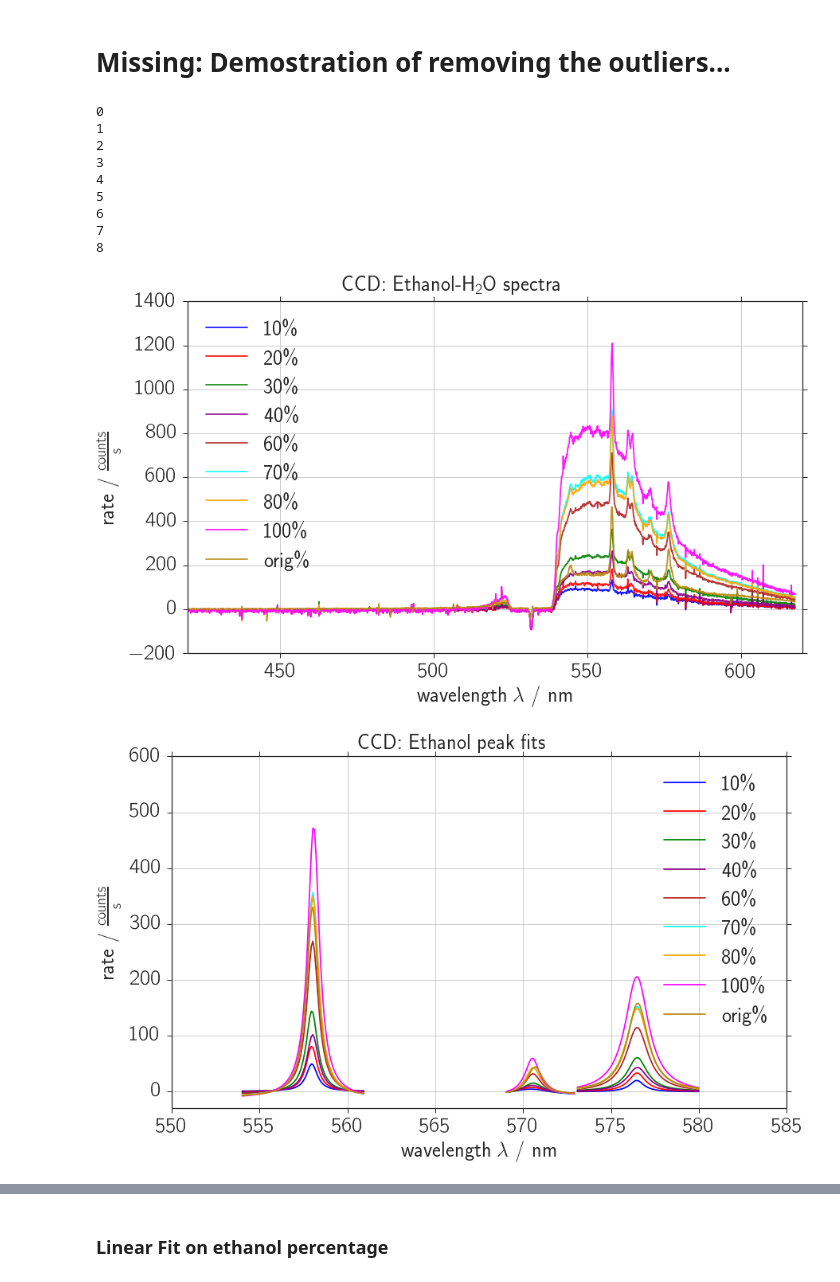
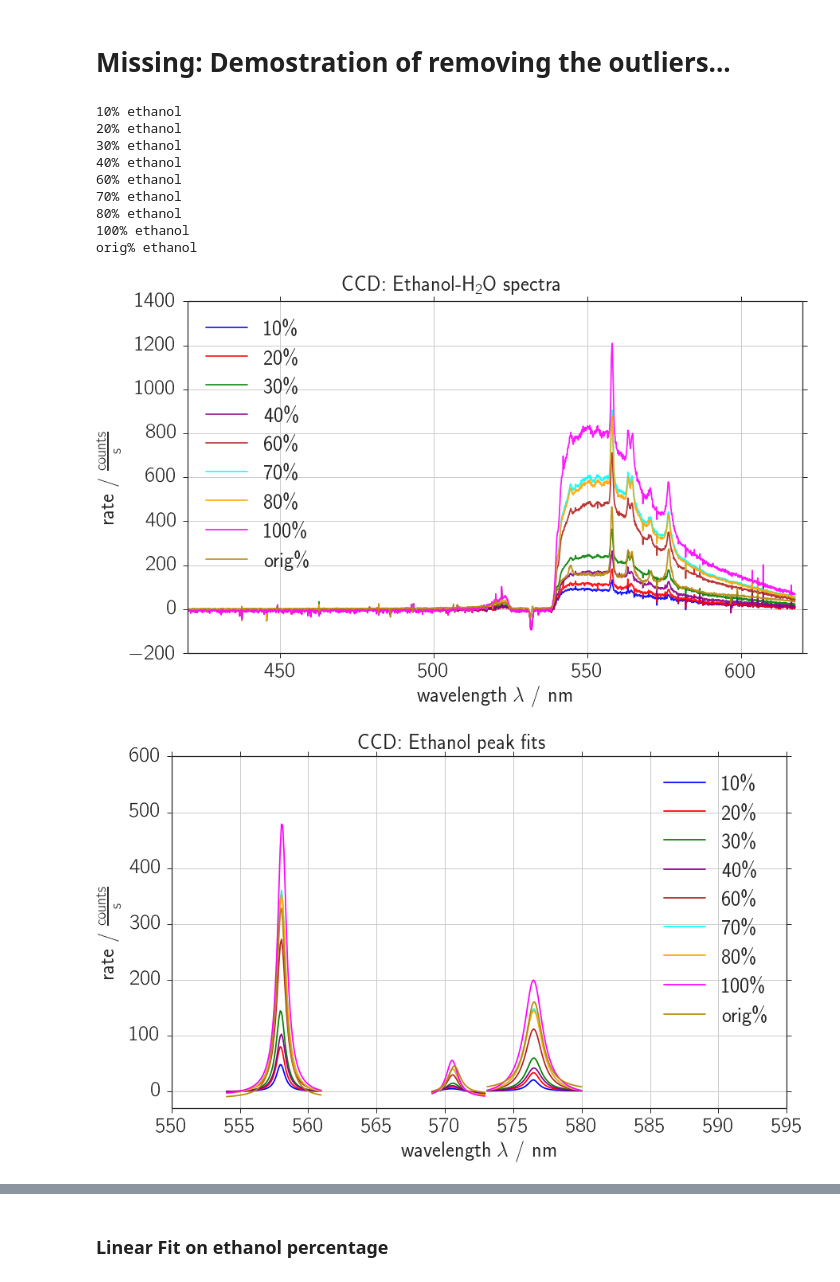
Before and after one commit to Bondzio/fp, a Jupyter notebook: raman/analysis/raman_ccd_ethanol.ipynb, the cells around one changed output, grey strips where cells are left out. Drawn from its saved outputs; the diff is of its cells as text; code cells hidden in the pictures.

```diff
--- a/raman/analysis/raman_ccd_ethanol.ipynb
+++ b/raman/analysis/raman_ccd_ethanol.ipynb
@@ -117,13 +117,14 @@ def double_bw_fit(x, y, y_e, x_range, p0, fit=True):
     return x_fit, fit_peak, c
 
 def poly(x, p0, p1, p2, p3, p4):
-    return p0*x**4 + p1*x**3 + p2*x**2 + p3*x + p4
+    x_p = x - 540 # move x value near the points to be fitted in order to lower the error!
+    return p0*x_p**4 + p1*x_p**3 + p2*x_p**2 + p3*x_p + p4
 
-def poly_fit(x, y, y_e, x_range, p0):
+def poly_fit(x, y_e, x_range, p0):
     x_min, x_max = x_range
     mask = (x > x_min) * (x < x_max)
     x_fit = x[mask]
-    y_fit = y[mask]
+    y_fit = un.nominal_values(y_e[mask])
     y_sigma = np.sqrt(un.std_devs(y_e[mask]))
 
     coeff, cov = curve_fit(poly, x_fit, y_fit, p0=p0,
@@ -168,13 +169,7 @@ def t_avg(filename):
 # %%
 #### Background ####
 filename = "ccd_bg_30_10"
-
-# Get integration time and number of measurements
-f = open("data/" + filename + ".txt", encoding='cp1252')
-lines = f.readlines()
-f.close()
-t = np.float(lines[8].split(' ')[2]) * 1e-6 # measured time in sec
-avg = np.float(lines[9].split(' ')[3]) # number of recording to take average from
+t, avg = t_avg(filename)
 
 # Data
 x = np.load("npy/"+filename+"_lamb.npy")
@@ -216,7 +211,7 @@ Luckily, the intensities do seem to make sense (although flourescence indicates
 # %%
 # 0 % not usable (of course)
 concentration = [10, 20, 30, 40, 60, 70, 80, 100, 'orig']
-#concentration = [40, 'orig']
+#concentration = [40]
 As = []
 
 # Plotting
@@ -231,7 +226,7 @@ if not save_fig:
 
 #### Ethanol ####
 for i, conc_i in enumerate(concentration):
-    print(i)
+    print(str(conc_i) + '% ethanol')
     filename = "ccd_et_" + str(conc_i)
     t, avg = t_avg(filename)
 
@@ -260,20 +255,19 @@ for i, conc_i in enumerate(concentration):
     y_np_e = y_e[mask_no_peak]
 
 
-    x_range = [550,  600]
+    x_range = [550,  610]
     p0 = np.array([0, 0, 0, 0, 0])
-    p =  poly_fit(x_np, y_np, y_np_e, x_range, p0)
+    p =  poly_fit(x_np, y_np_e, x_range, p0)
     p_n = un.nominal_values(p)
     x_poly = np.linspace(x_range[0], x_range[1], 200)
     y_poly = poly(x_poly, *p_n)
-    if conc_i == 60:
+    if conc_i == 40:
         fig3, ax3 = plt.subplots(1,1)
         if not save_fig:
-            fig3.suptitle('CCD: Ethanol Flourescence')
+            fig3.suptitle('CCD: Ethanol Flourescence, Concentration: ' + str(conc_i) + '\%' )
         ax3.plot(x_np, y_np, ".", alpha = 0.4, label='data w/out peaks', c=colors[i])
         ax3.plot(x_poly, y_poly, "--", alpha = 0.8, label='fitted polynomial', c='k')
         ax3.set_xlim(x_range[0] - 20, x_range[1] + 20)
-        #ax3.set_xlim(xlim_global)
         ax3.set_ylim(-30, 600)
         ax3.set_xlabel('wavelength $\lambda$ / nm')
         ax3.set_ylabel('rate / $\mathrm{\\frac{counts}{s}}$')
@@ -283,7 +277,7 @@ for i, conc_i in enumerate(concentration):
     # Peak fit: Data - flourescence
     y_fit = y - poly(x, *p_n)
     y_fit_e = y_e - poly(x, *p)
-    #ax.plot(x, y_fit, "-", alpha = 0.6, label=str(conc_i) + '\%')
+    #ax2.plot(x, y_fit, "-", alpha = 0.6, label=str(conc_i) + '\%')
 
     x_range1 = [554, 561]   # lower and upper bound
     p0 = np.array([558, 0.2, 100, 0])
@@ -308,40 +302,40 @@ for i, conc_i in enumerate(concentration):
     ax2.plot(x_fit5, fit_peak5, "-", c=peak1.get_color())
 
     # Collect intensities
     As.append([c_i[2] for c_i in [c1, c4, c5]])
 
 ax.set_xlim(xlim_global)
 ax.set_xlabel('wavelength $\lambda$ / nm')
 ax.set_ylabel('rate / $\mathrm{\\frac{counts}{s}}$')
 ax.grid(True)
 ax.legend(loc='best')
 
 ax2.set_xlim(x_range[0], x_range[1] - 15)
 ax2.set_ylim(-30, 600)
 ax2.set_xlabel('wavelength $\lambda$ / nm')
 ax2.set_ylabel('rate / $\mathrm{\\frac{counts}{s}}$')
 ax2.grid(True)
 ax2.legend(loc='best')
 
 if save_fig:
     file_name = "ccd_ethanol_spectra"
     fig.savefig(fig_dir + file_name + ".pdf")
     fig.savefig(fig_dir + file_name + ".png")
     file_name = "ccd_ethanol_peak_fits"
     fig2.savefig(fig_dir + file_name + ".pdf")
     fig2.savefig(fig_dir + file_name + ".png")
     file_name = "ccd_ethanol_flourescence"
     fig3.savefig(fig_dir + file_name + ".pdf")
     fig3.savefig(fig_dir + file_name + ".png")
 # %% [output]
-0
-1
-2
-3
-4
-5
-6
-7
-8
+10% ethanol
+20% ethanol
+30% ethanol
+40% ethanol
+60% ethanol
+70% ethanol
+80% ethanol
+100% ethanol
+orig% ethanol
 [figure]
-[figure, old version]
+[figure, new version]
```
Also changed, not shown: parts of 3 cells of this notebook, 8 other files.
